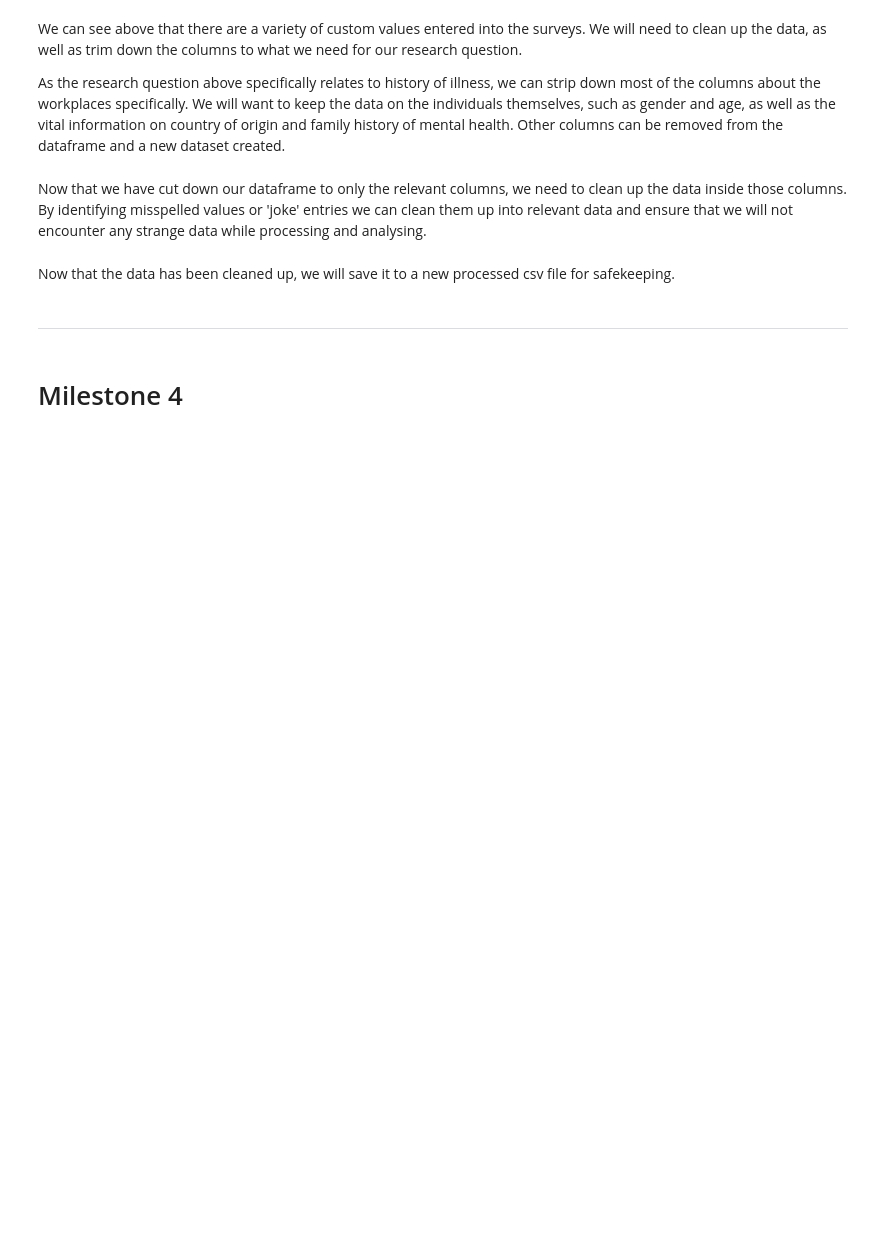
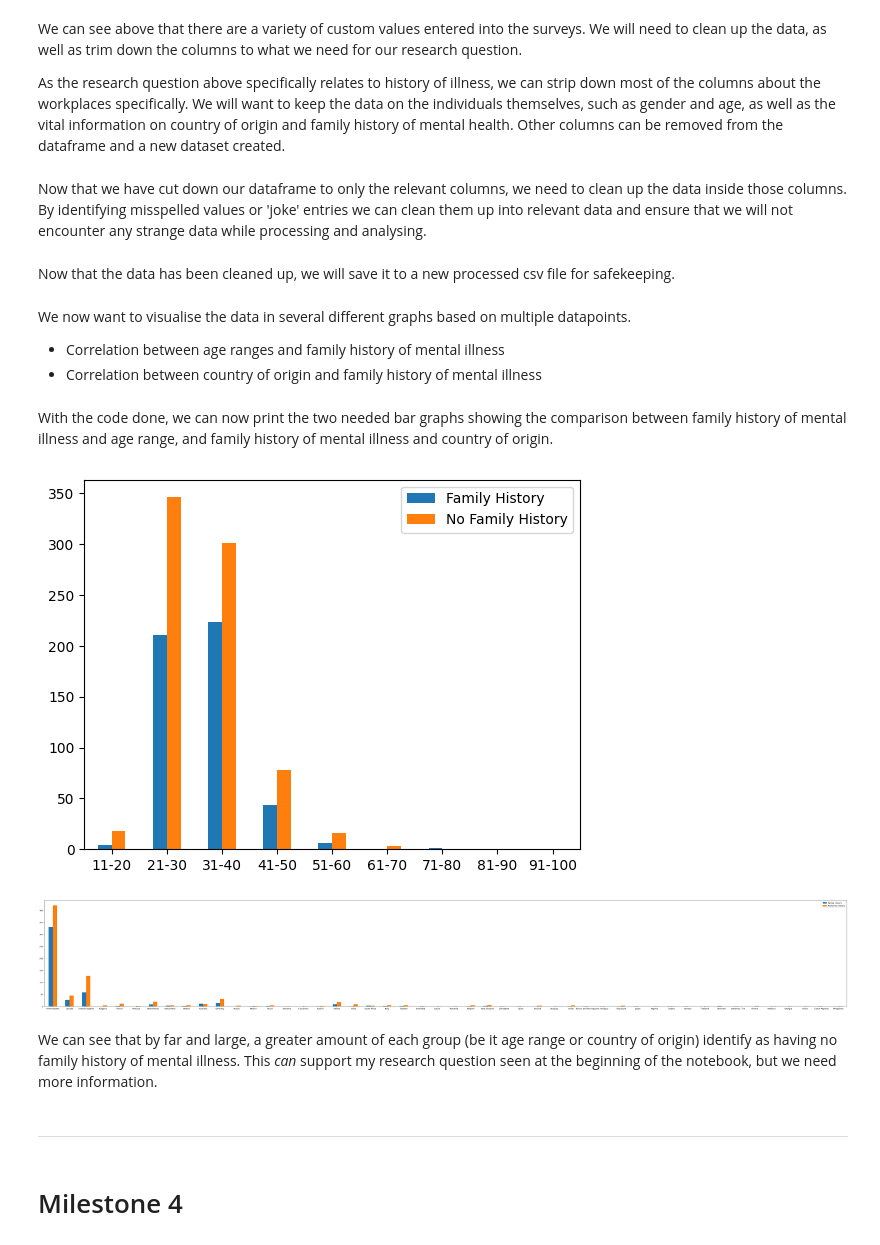
Before and after one commit to ubco-W2022T1-cosc301/project-group06, a Jupyter notebook: notebooks/analysis2.ipynb, the cells around one changed output. Saved outputs shown, nothing was run; the diff lists cells and outputs as text; code cells hidden in the pictures; blank space fills up the shorter version.

```diff
--- a/notebooks/analysis2.ipynb
+++ b/notebooks/analysis2.ipynb
@@ -107,3 +107,7 @@ Now that the data has been cleaned up, we will save it to a new processed csv fi
 # %%
 #Write the dataframe to a CSV file in data/processed
 resQuesDf.to_csv('../data/processed/sstenbackResearchQuestionData.csv',index=False)
+# %% [markdown]
+We now want to visualise the data in several different graphs based on multiple datapoints.
++ Correlation between age ranges and family history of mental illness
++ Correlation between country of origin and family history of mental illness
@@ -110,3 +151,44 @@ resQuesDf.to_csv('../data/processed/sstenbackResearchQuestionData.csv',index=Fal
+# %%
+#Create a new dataframe for countries and family history
+#Set the index and variables
+countryList = list(resQuesDf.Country.unique())
+countryYesCount = [0]*len(countryList)
+countryNoCount = [0]*len(countryList)
+countryPercentageYes = [0]*len(countryList)
+#Iterate through the country list and calculate the yes and no counts
+for item in countryList:
+    #Get the current index
+    currentIndex = countryList.index(item)
+    #Iterate through each row of the dataframe
+    for x in range(len(resQuesDf)):
+        #Get the individual's age
+        dataCountry = resQuesDf.iloc[x]['Country']
+        #If data country matches current country, increment either yes or no to family history
+        if(dataCountry == item):
+            if(resQuesDf.iloc[x]['family_history'] == 'Yes'):
+                countryYesCount[currentIndex] += 1
+            else:
+                countryNoCount[currentIndex] += 1
+    try:
+        countryPercentageYes[currentIndex] = str(round((countryYesCount[currentIndex]/(countryYesCount[currentIndex]+countryNoCount[currentIndex]))*100,2)) + '%'
+    except ZeroDivisionError:
+        if(countryYesCount[currentIndex]+countryNoCount[currentIndex] == 0):
+            countryPercentageYes[currentIndex] = '0%'
+#Create a new dataframe for countries and family history correlation
+countryToFamHistDf = pd.DataFrame({'Family History':countryYesCount,'No Family History':countryNoCount,'Percentage With Family History':countryPercentageYes},index=countryList)
+#Save the new dataframe to a csv file
+countryToFamHistDf.to_csv('../data/processed/sstenbackCountryToFamHist.csv')
+# %% [markdown]
+With the code done, we can now print the two needed bar graphs showing the comparison between family history of mental illness and age range, and family history of mental illness and country of origin.
+# %%
+#Create the two bar graphs, upsized if required
+ageToFamHistBarGraph = ageToFamHistDf.plot.bar(rot=0)
+countryToFamHistBarGraph = countryToFamHistDf.plot.bar(rot=0,figsize=(75,10))
+# %% [output]
+[figure, added]
+[figure, added]
+# %% [markdown]
+We can see that by far and large, a greater amount of each group (be it age range or country of origin) identify as having no family history of mental illness. This *can* support my research question seen at the beginning of the notebook, but we need more information.
 # %% [markdown]
 ---
 # %% [markdown]
```
Also changed, not shown: parts of 1 cell of this notebook, 2 other files.
